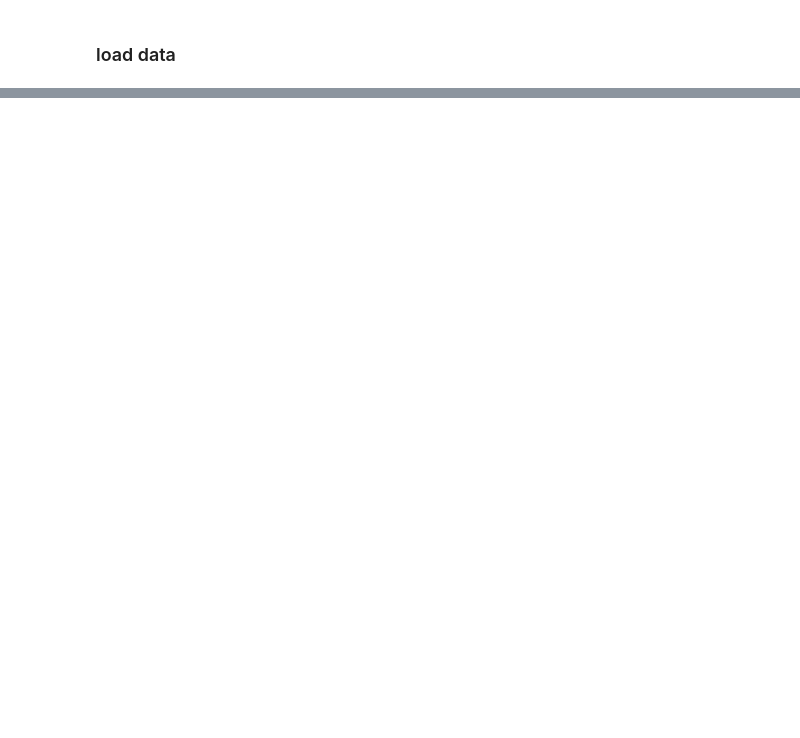
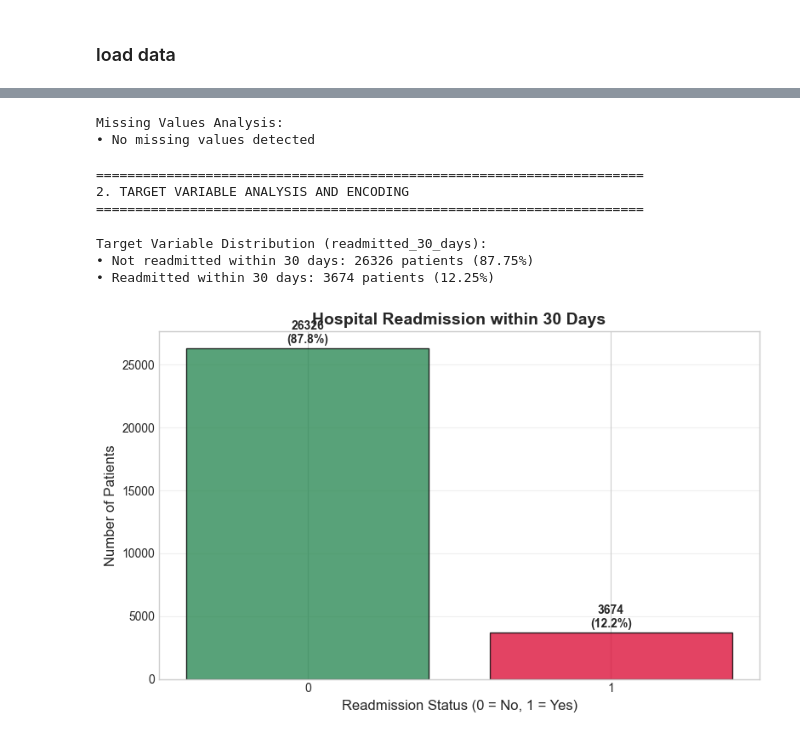
Before and after one commit to albertokabore/Hospital-Readmission-Prediction, a Jupyter notebook: notebooks/Readmission_Project.ipynb, the cells around one changed output, grey strips where cells are left out. Saved outputs shown, nothing was run; the diff lists cells and outputs as text; code cells hidden in the pictures; blank space fills up the shorter version.

```diff
--- a/notebooks/Readmission_Project.ipynb
+++ b/notebooks/Readmission_Project.ipynb
@@ -535,0 +107,2 @@ for name, pipe in pipelines.items():
+# %%
+df = pd.read_csv(r"C:\Users\alber\Hospital-Readmission-Prediction\data\Dataset_Hospital_readmissions_30k.csv")
@@ -535,0 +136,64 @@ for name, pipe in pipelines.items():
+# %%
+missing_values = df.isnull().sum()
+missing_percentage = (missing_values / len(df)) * 100
+
+print("\nMissing Values Analysis:")
+if missing_values.sum() == 0:
+    print("• No missing values detected")
+else:
+    for feature, count in missing_values[missing_values > 0].items():
+        print(f"• {feature}: {count} missing ({missing_percentage[feature]:.2f}%)")
+# %% [output]
+Missing Values Analysis:
+• No missing values detected
+# %%
+print("\n" + "=" * 70)
+print("2. TARGET VARIABLE ANALYSIS AND ENCODING")
+print("=" * 70)
+# %% [output]
+======================================================================
+2. TARGET VARIABLE ANALYSIS AND ENCODING
+======================================================================
+# %%
+
+target_col = "readmitted_30_days"
+
+if target_col not in df.columns:
+    raise ValueError(f"Target column '{target_col}' not found in dataset.")
+
+df[target_col] = df[target_col].map({"Yes": 1, "No": 0})
+
+target_distribution = df[target_col].value_counts().sort_index()
+target_percentage = (target_distribution / len(df)) * 100
+
+print("Target Variable Distribution (readmitted_30_days):")
+for value, count in target_distribution.items():
+    status = "Not readmitted within 30 days" if value == 0 else "Readmitted within 30 days"
+    print(f"• {status}: {count} patients ({target_percentage[value]:.2f}%)")
+
+plt.figure(figsize=(8, 5))
+colors = ["#2E8B57", "#DC143C"]
+bars = plt.bar(target_distribution.index, target_distribution.values,
+               color=colors, alpha=0.8, edgecolor="black")
+
+plt.title("Hospital Readmission within 30 Days", fontsize=14, fontweight="bold")
+plt.xlabel("Readmission Status (0 = No, 1 = Yes)", fontsize=12)
+plt.ylabel("Number of Patients", fontsize=12)
+plt.xticks([0, 1])
+plt.grid(axis="y", alpha=0.3)
+
+for i, bar in enumerate(bars):
+    height = bar.get_height()
+    cls = target_distribution.index[i]
+    pct = target_percentage[cls]
+    plt.text(bar.get_x() + bar.get_width() / 2.0, height + 200,
+             f"{height}\n({pct:.1f}%)",
+             ha="center", va="bottom", fontweight="bold")
+
+plt.tight_layout()
+plt.show()
+# %% [output]
+Target Variable Distribution (readmitted_30_days):
+• Not readmitted within 30 days: 26326 patients (87.75%)
+• Readmitted within 30 days: 3674 patients (12.25%)
+[figure, added]
```
Also changed, not shown: parts of 62 cells of this notebook, 2 other files.
